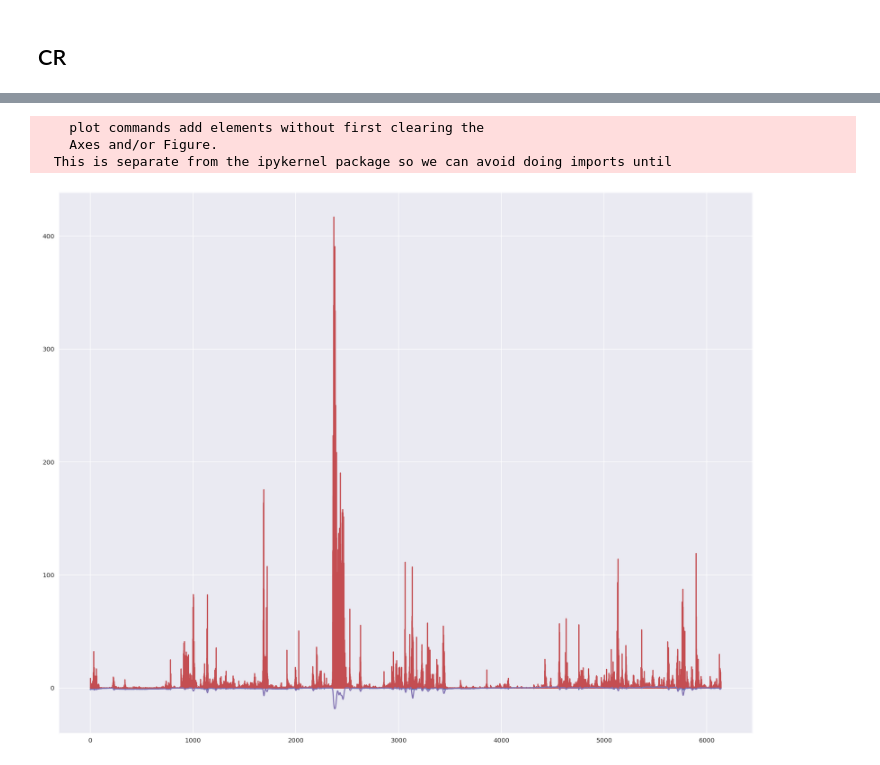
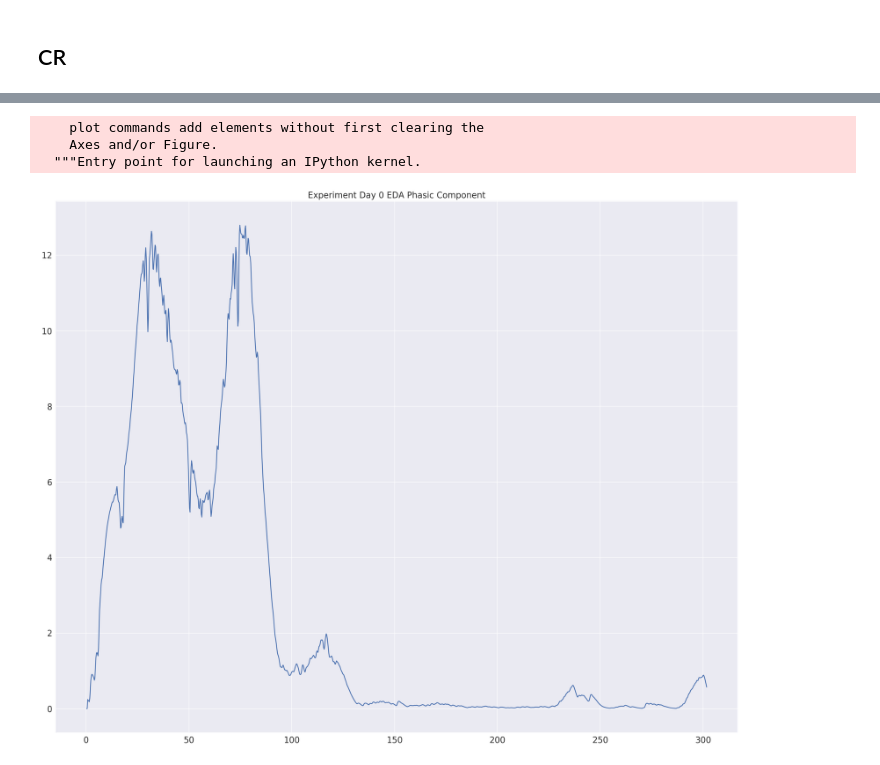
Before and after one commit to haohan723/Physiological-Data-Analysis, a Jupyter notebook: cvxEDA/src/cold_shower_draft.ipynb, the cells around one changed output, grey strips where cells are left out. Drawn from its saved outputs; the diff is of its cells as text; code cells hidden in the pictures.

```diff
--- a/cvxEDA/src/cold_shower_draft.ipynb
+++ b/cvxEDA/src/cold_shower_draft.ipynb
@@ -128,0 +118,7 @@ hw_eda.head(5)
+# %%
+fl_exp0 = fl_eda.copy()#example dataset of normally distributed data.
+fl_exp0= fl_exp0[np.abs(fl_exp0.eda-fl_exp0.eda.mean())<=(3*fl_exp0.eda.std())] #keep only the ones that are within +3 to -3 standard deviations in the column 'Data'.
+fl_exp0= fl_exp0[~(np.abs(fl_exp0.eda-fl_exp0.eda.mean())>(3*fl_exp0.eda.std()))] #or if you prefer the other way around
+
+print(len(fl_exp0))
+fl_exp0.eda[:10]
@@ -133,4 +184,4 @@ hw_eda.head(5)
 # %%
-y = np.asarray(fl_eda.eda)
+y = np.asarray(fl_exp0.eda)
 y[:10]
 # %% [output]
@@ -139,6 +190,9 @@ array([0.      , 0.087125, 0.119157, 0.103782, 0.094813, 0.099938,
 # %%
 yn = (y - y.mean()) / y.std()
-Fs = 25.
+Fs = 4.
 [r, p, t, l, d, e, obj] = cvxEDA.cvxEDA(yn, 1./Fs)
+
+# pl.rcParams['figure.figsize'] = (30,20)
+tm = pl.arange(1., len(y)+1.) / Fs
 # %% [output]
      pcost       dcost       gap    pres   dres
@@ -163,0 +218,8 @@ Optimal solution found.
+# %%
+params = {'legend.fontsize': 'xx-large',
+          'figure.figsize': (25, 20),
+         'axes.labelsize': 'xx-large',
+         'axes.titlesize':'xx-large',
+         'xtick.labelsize':'xx-large',
+         'ytick.labelsize':'xx-large'}
+pl.rcParams.update(params)
@@ -164,14 +264,13 @@ Optimal solution found.
 # %%
-pl.rcParams['figure.figsize'] = (20, 16)
-tm = pl.arange(1., len(y)+1.) / Fs
 pl.hold(True)
-pl.plot(tm, yn)
+# pl.plot(tm, yn)
 pl.plot(tm, r)
-pl.plot(tm, p)
-pl.plot(tm, t)
+# pl.plot(tm, p)
+# pl.plot(tm, t)
+pl.title('Experiment Day 0 EDA Phasic Component')
 pl.show()
 # %% [output]
     plot commands add elements without first clearing the
     Axes and/or Figure.
-  This is separate from the ipykernel package so we can avoid doing imports until
+  """Entry point for launching an IPython kernel.
-[figure, old version]
+[figure, new version]
```
Also changed, not shown: parts of 27 cells of this notebook.
